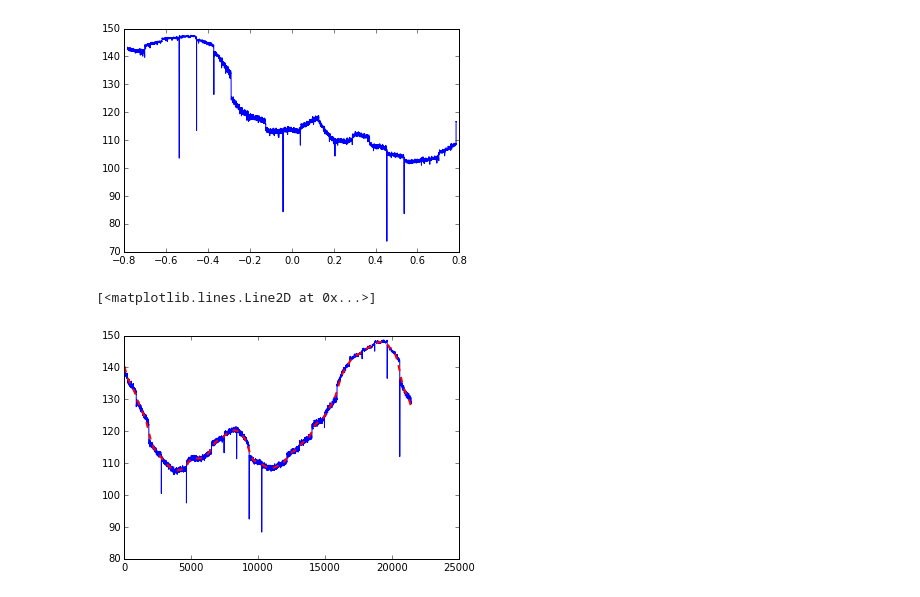
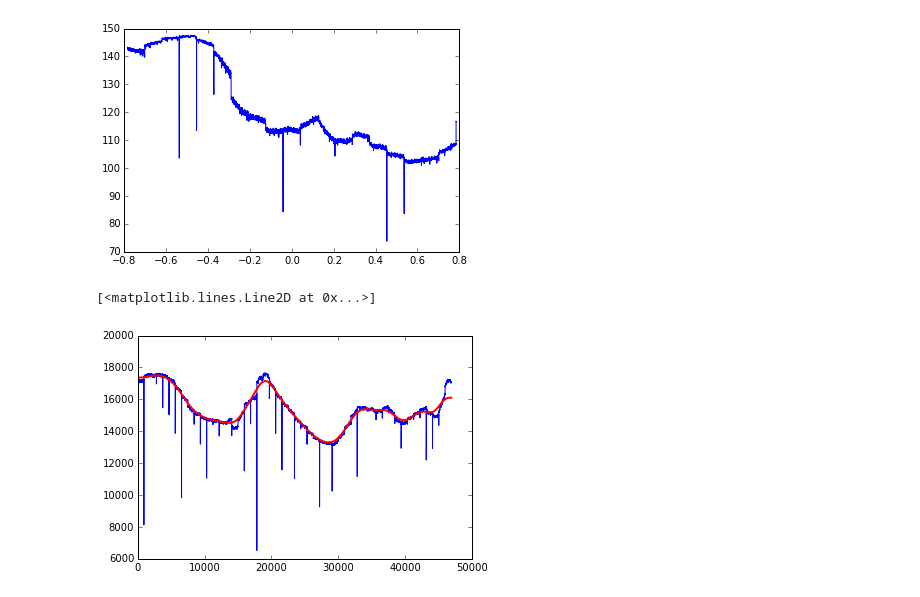
Before and after one commit to gkahn13/radioloc, a Jupyter notebook: servo_serial.ipynb, the cells around one changed output. Saved outputs shown, nothing was run; the diff lists cells and outputs as text; code cells hidden in the pictures.

```diff
--- a/servo_serial.ipynb
+++ b/servo_serial.ipynb
@@ -27,7 +31,7 @@ def maxPower(x, N=256, fs=1, M=None):
     M = np.floor(len(x)/N)
     x_ = np.reshape(x[:M*N],(M,N)) * np.hamming(N)[None,:]
     X = np.fft.fftshift(np.fft.fft(x_,axis=1),axes=1)
-    return abs(X).T.max(axis=0)
+    return abs(X**2).T.max(axis=0)
 
 # Plot an image of the spectrogram y, with the axis labeled with time tl,
 # and frequency fl
@@ -58,8 +62,6 @@ def myspectrogram_hann_ovlp(x, m, fs, fc,dbf = 60):
     # Plot the spectrogram of x.
     # First take the original signal x and split it into blocks of length m
     # This corresponds to using a rectangular window %
-
-
     isreal_bool = np.isreal(x).all()
 
     # pad x up to a multiple of m
@@ -423,12 +455,15 @@ ham.setDTR(0)
 # %%
 mp = maxPower(data)
 
-M = 1000 # int(fs/2000)
+M = int(sdrs.fs/5e2) # 5000
+if M % 2 == 0:
+    M -= 1
 w = np.hanning(M)
-mp_smooth = np.convolve(mp, w/w.sum(), 'same')[M:-M]
+mp_smooth = np.convolve(np.hstack((mp[:M/2],mp,mp[-M/2:])), w/w.sum(), 'valid')
+assert(len(mp) == len(mp_smooth))
 
-plt.plot(mp[M:-M], 'b-')
-plt.plot(mp_smooth, 'r--', linewidth=2)
+plt.plot(mp, 'b-')
+plt.plot(mp_smooth, 'r-', linewidth=2)
 # %% [output]
 [<matplotlib.lines.Line2D at 0x...>]
-[figure, old version]
+[figure, new version]
```
Also changed, not shown: parts of 7 cells of this notebook, 5 other files.
